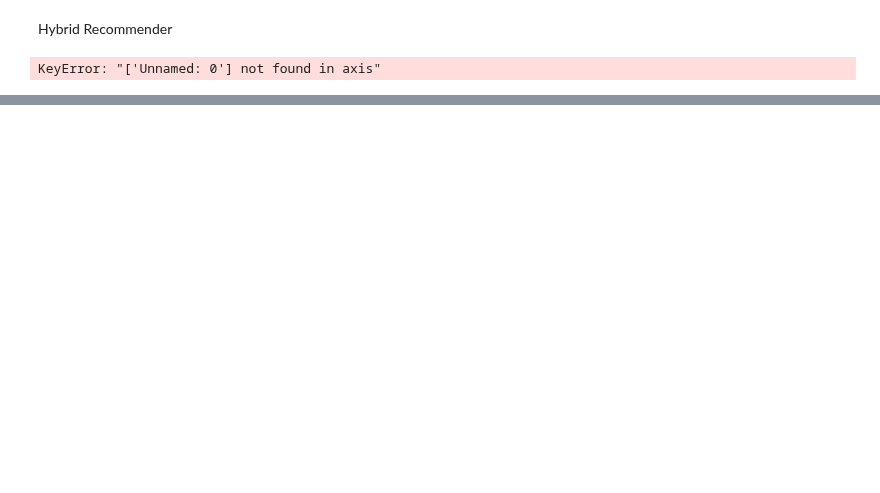
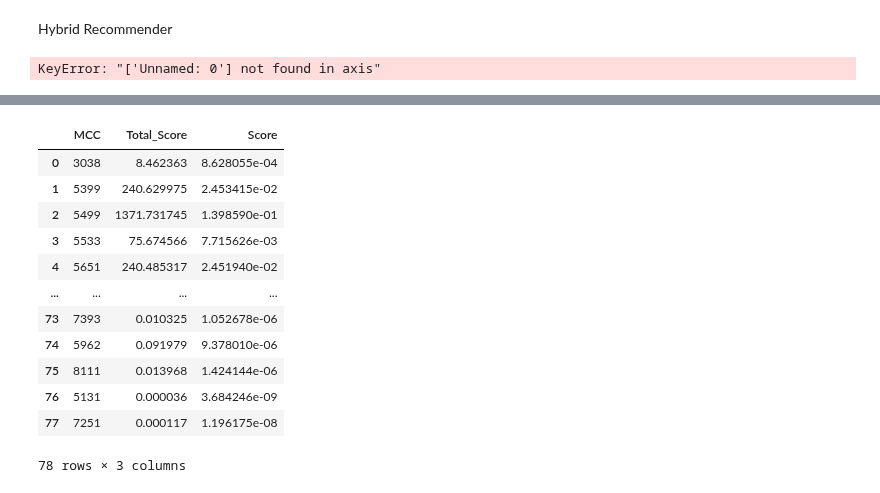
Before and after one commit to DboukAli98/KFHXRelatedAi, a Jupyter notebook: NoteBooks/Model Generation/Final_Model.ipynb, the cells around one changed output, grey strips where cells are left out. Cells and saved outputs as stored; diff of their text form; code cells hidden in the pictures; blank space fills up the shorter version.

```diff
--- a/NoteBooks/Model Generation/Final_Model.ipynb
+++ b/NoteBooks/Model Generation/Final_Model.ipynb
@@ -572,0 +572,36 @@ user_trs
+# %%
+def calculate_all_users_interest_scores():
+    all_mcc_scores = {}
+    for user_id in user_profiles["FK_BusinessUserId"].unique():
+        scores = calculate_user_interest_score(user_id)
+        for mcc, score in scores.items():
+            if mcc not in all_mcc_scores:
+                all_mcc_scores[mcc] = 0
+            all_mcc_scores[mcc] += score
+    all_mcc_scores_df = pd.DataFrame.from_dict(
+        all_mcc_scores, orient="index", columns=["Total_Score"]
+    ).reset_index()
+    all_mcc_scores_df.columns = ["MCC", "Total_Score"]
+    # Normalize scores to make their sum equal to 1
+    total_score_sum = all_mcc_scores_df["Total_Score"].sum()
+    all_mcc_scores_df["Score"] = (
+        all_mcc_scores_df["Total_Score"] / total_score_sum if total_score_sum > 0 else 0
+    )
+    return all_mcc_scores_df
+# %%
+top_mccs = calculate_all_users_interest_scores()
+top_mccs
+# %% [output]
+|  | MCC | Total_Score | Score |
+| 0 | 3038 | 8.462363 | 8.628055e-04 |
+| 1 | 5399 | 240.629975 | 2.453415e-02 |
+| 2 | 5499 | 1371.731745 | 1.398590e-01 |
+| 3 | 5533 | 75.674566 | 7.715626e-03 |
+| 4 | 5651 | 240.485317 | 2.451940e-02 |
+| ... | ... | ... | ... |
+| 73 | 7393 | 0.010325 | 1.052678e-06 |
+| 74 | 5962 | 0.091979 | 9.378010e-06 |
+| 75 | 8111 | 0.013968 | 1.424144e-06 |
+| 76 | 5131 | 0.000036 | 3.684246e-09 |
+| 77 | 7251 | 0.000117 | 1.196175e-08 |
+78 rows × 3 columns
```
Also changed, not shown: parts of 9 cells of this notebook.
